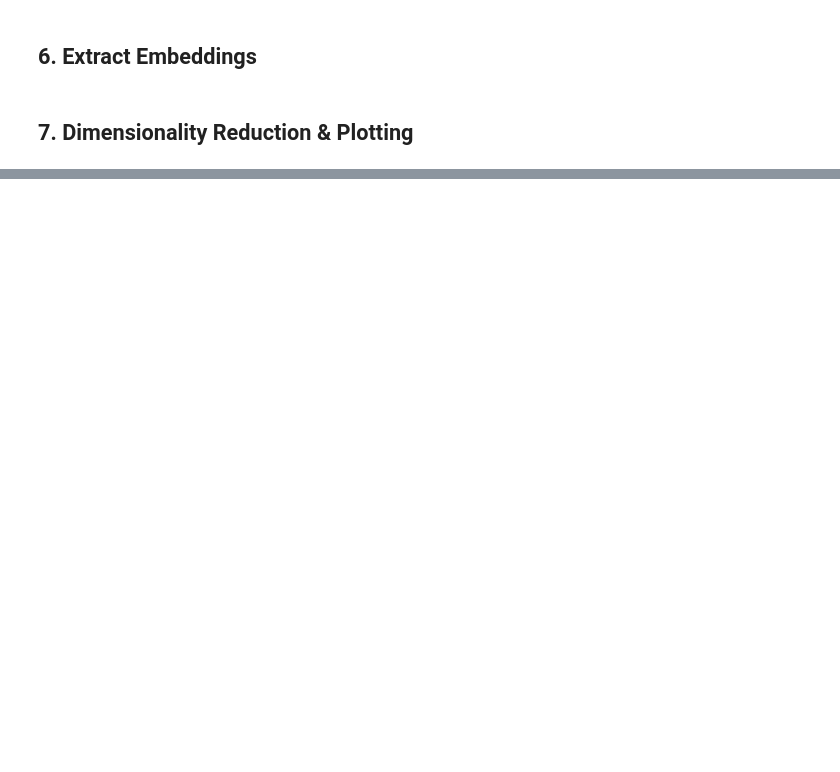
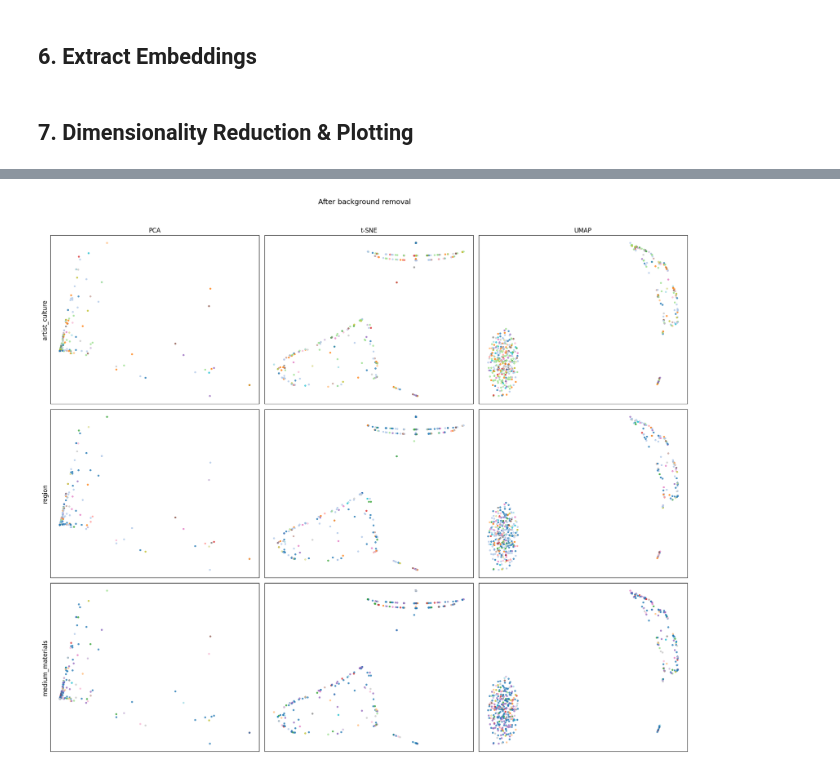
Before and after one commit to Jalen-Stephens/Applied-ML-HW, a Jupyter notebook: HW2/model_notebook.ipynb, the cells around one changed output, grey strips where cells are left out. Saved outputs shown, nothing was run; the diff lists cells and outputs as text; code cells hidden in the pictures; blank space fills up the shorter version.

```diff
--- a/HW2/model_notebook.ipynb
+++ b/HW2/model_notebook.ipynb
@@ -162,0 +332,61 @@ plt.show()
+# %%
+import torchvision.models.segmentation as seg
+import torch.nn.functional as F
+
+# Load pretrained DeepLabV3 (support both old and new torchvision API)
+try:
+    from torchvision.models.segmentation import DeepLabV3_ResNet101_Weights
+    seg_model = seg.deeplabv3_resnet101(weights=DeepLabV3_ResNet101_Weights.COCO_WITH_VOC_LABELS_V1).eval()
+except (ImportError, AttributeError):
+    seg_model = seg.deeplabv3_resnet101(pretrained=True).eval()
+
+device = torch.device("cuda" if torch.cuda.is_available() else "cpu")
+seg_model = seg_model.to(device)
+
+def remove_background(image_tensor):
+    """Replace background with black canvas."""
+    image_tensor = image_tensor.to(device)
+    with torch.no_grad():
+        output = seg_model(image_tensor.unsqueeze(0))["out"]
+        mask = (output.argmax(1) != 0).float()
+        mask = F.interpolate(mask.unsqueeze(1), size=image_tensor.shape[-2:], mode="nearest").squeeze(1)
+        masked = image_tensor * mask
+    return masked.cpu()
+
+# Apply to all images and recompute embeddings
+embeddings_bg_list = []
+random_cnn.eval()
+with torch.no_grad():
+    for i in range(len(train_dataset)):
+        img_tensor, _ = train_dataset[i]
+        img_no_bg = remove_background(img_tensor).unsqueeze(0).to(device)
+        emb = random_cnn(img_no_bg)
+        embeddings_bg_list.append(emb.cpu())
+embeddings_bg = torch.cat(embeddings_bg_list, dim=0).numpy()
+
+# Dimensionality reduction on background-removed embeddings
+pca_bg  = PCA(n_components=2).fit_transform(embeddings_bg)
+tsne_bg = TSNE(n_components=2, perplexity=30, init="random", learning_rate="auto").fit_transform(embeddings_bg)
+umap_bg = umap.UMAP(n_components=2).fit_transform(embeddings_bg)
+
+reduced_bg = [pca_bg, tsne_bg, umap_bg]
+titles = ["PCA", "t-SNE", "UMAP"]
+
+fig, axes = plt.subplots(3, 3, figsize=(18, 15))
+for row_idx, color_col in enumerate(color_columns):
+    label_strings = metadata[color_col].iloc[all_idxs].astype(str).values
+    unique_labels = list(dict.fromkeys(label_strings))
+    color_ids = np.array([unique_labels.index(l) for l in label_strings])
+    for col_idx, (data, title) in enumerate(zip(reduced_bg, titles)):
+        ax = axes[row_idx, col_idx]
+        scatter = ax.scatter(data[:, 0], data[:, 1], c=color_ids, cmap="tab20", s=8, alpha=0.7)
+        if row_idx == 0:
+            ax.set_title(title, fontsize=12)
+        if col_idx == 0:
+            ax.set_ylabel(color_col, fontsize=12)
+        ax.set_xticks([])
+        ax.set_yticks([])
+fig.suptitle("After background removal", fontsize=14, y=1.02)
+plt.tight_layout()
+plt.show()
+# %% [output]
@@ -162,0 +394 @@ plt.show()
+[figure, added]
```
Also changed, not shown: parts of 14 cells of this notebook, 7 other files.
